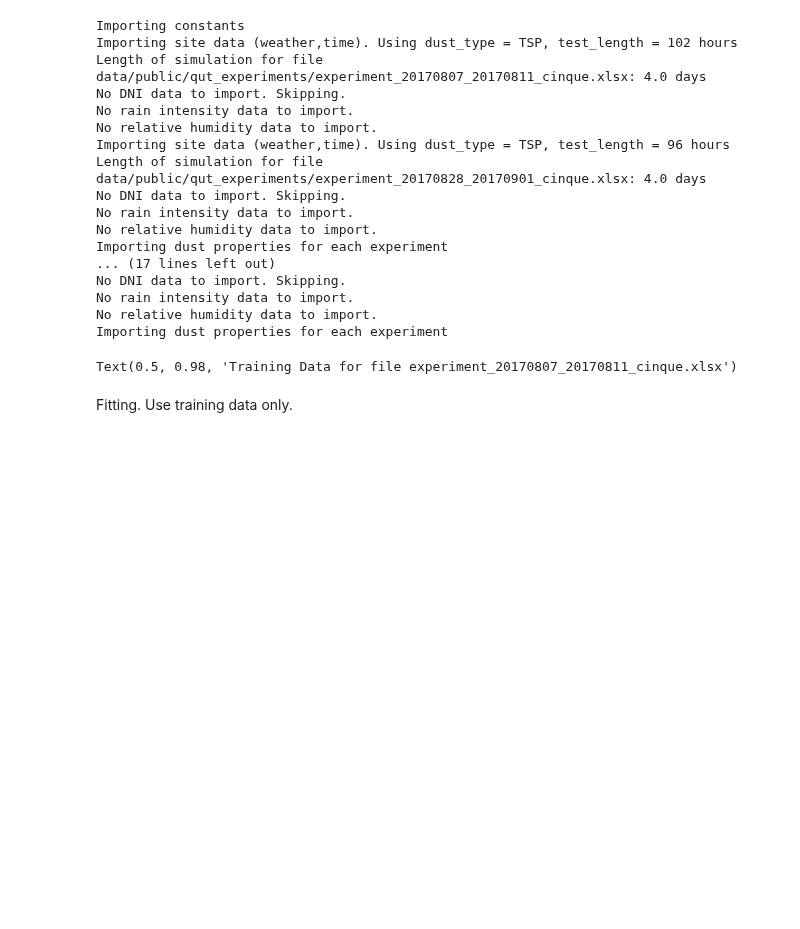
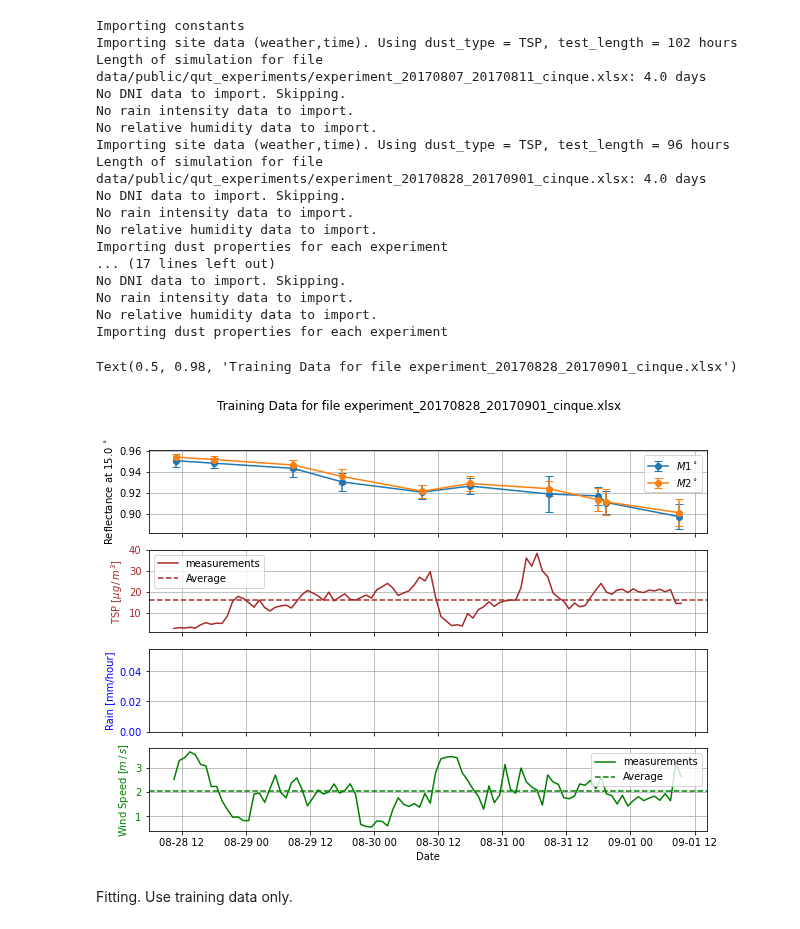
Before and after one commit to cholette/HelioSoil, a Jupyter notebook: demo_hrz0_fitting.ipynb, the cells around one changed output. Saved outputs shown, nothing was run; the diff lists cells and outputs as text; code cells hidden in the pictures; blank space fills up the shorter version.

```diff
--- a/demo_hrz0_fitting.ipynb
+++ b/demo_hrz0_fitting.ipynb
@@ -11,8 +11,8 @@ from matplotlib import pyplot as plt
 from matplotlib import (rcParams,dates)
 import pickle
 import copy
-rcParams['figure.figsize'] = (30, 5)
-%matplotlib qt
+rcParams['figure.figsize'] = (10, 7)
+# %matplotlib qt
 
 mle_save_file = "results/mle_fitting_results"
 reflectometer_angle = 15 # angle of incidence of reflectometer
@@ -74,11 +74,12 @@ No rain intensity data to import.
 No relative humidity data to import.
 Importing dust properties for each experiment
 # %%
-experiment = 0
+experiment = 1
 fig,ax = smu.plot_experiment_data(sim_data_train,reflect_data_train,experiment)
 fig.suptitle(f"Training Data for file {files[experiment]}")
 # %% [output]
-Text(0.5, 0.98, 'Training Data for file experiment_20170807_20170811_cinque.xlsx')
+Text(0.5, 0.98, 'Training Data for file experiment_20170828_20170901_cinque.xlsx')
+[figure, added]
 # %% [markdown]
 Fitting. Use training data only.
 # %%
```
Also changed, not shown: parts of 2 cells of this notebook, 3 other files.
